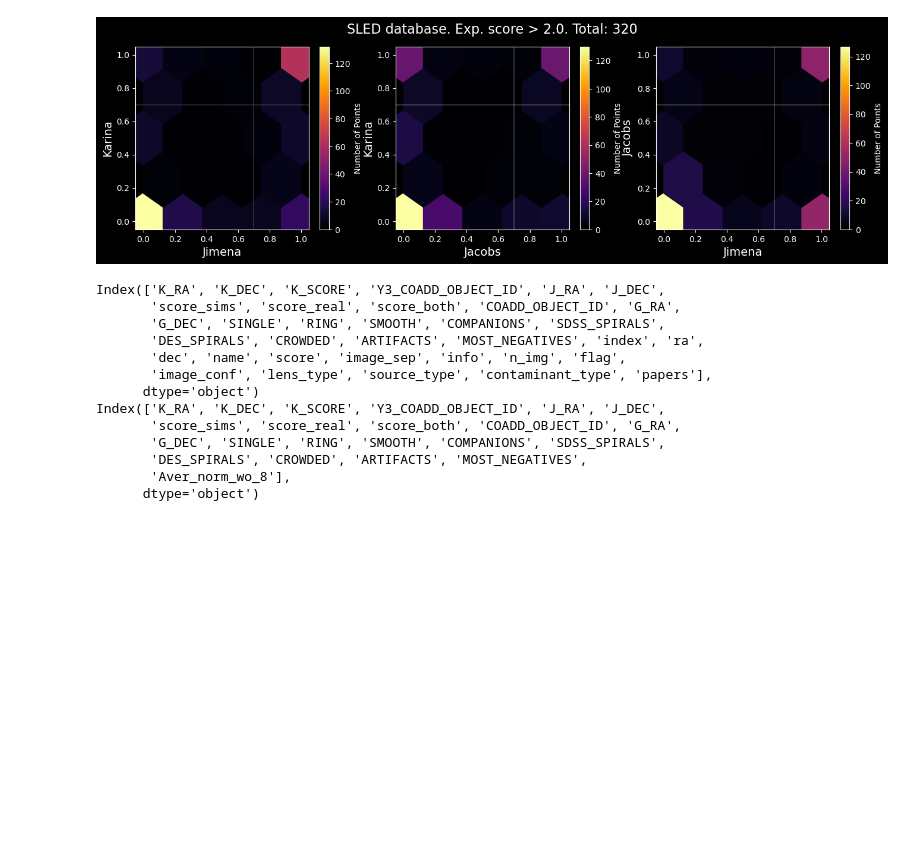
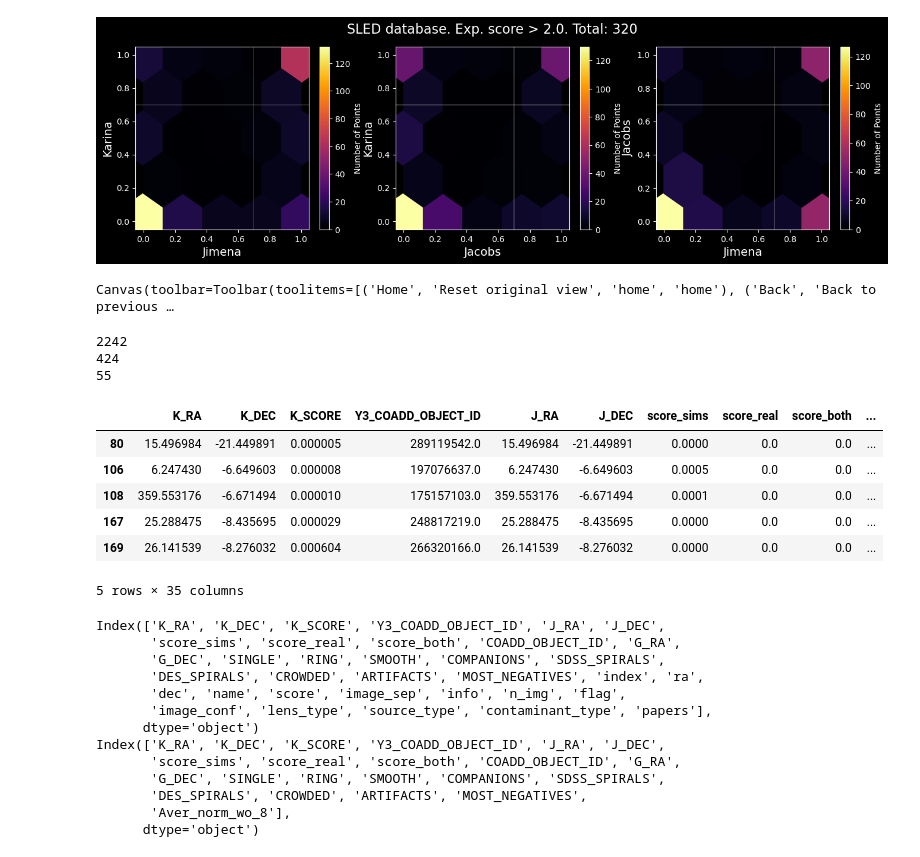
Before and after one commit to JimenaGonzalez/Citizen_science_project, a Jupyter notebook: Intersection/Basic_analysis.ipynb, the cells around one changed output. Cells and saved outputs as stored; diff of their text form; code cells hidden in the pictures; blank space fills up the shorter version.

```diff
--- a/Intersection/Basic_analysis.ipynb
+++ b/Intersection/Basic_analysis.ipynb
@@ -462,4 +462,54 @@ for i in range(len(dist_scores)):
 [figure]
 [figure]
 [figure]
+# %%
+from mpl_toolkits.mplot3d import Axes3D
+#%matplotlib inline
+%matplotlib widget
+
+# Calculate the size for the points
+size = (cand_sled['score'] + [0.5]*len(cand_sled))**5
+
+# Create a figure
+fig = plt.figure(figsize=(10, 7))
+
+# Add a 3D subplot
+ax = fig.add_subplot(111, projection='3d')
+
+# Scatter plot
+sc = ax.scatter(cand_sled['SINGLE'], cand_sled['K_SCORE'], cand_sled['score_sims'],
+                s=size.values, edgecolors='#00FFFF', facecolors='none', linewidth=0.3)
+
+# Set labels
+ax.set_xlabel('Jimena')
+ax.set_ylabel('Karina')
+ax.set_zlabel('Jacobs')
+ax.set_title('3D Scatter Plot of SLED\'s Candidates')
+
+# Show plot
+plt.show()
+# %% [output]
+Canvas(toolbar=Toolbar(toolitems=[('Home', 'Reset original view', 'home', 'home'), ('Back', 'Back to previous …
+# %%
+%matplotlib inline
+
+print(len(cand_sled))
+filtered_cand_sled = cand_sled[(cand_sled['K_SCORE'] < 0.01) & (cand_sled['SINGLE'] < 0.01) & (cand_sled['score_sims'] < 0.01)]
+print(len(filtered_cand_sled))
+filtered_cand_sled = filtered_cand_sled[filtered_cand_sled['score']>2]
+print(len(filtered_cand_sled))
+filtered_cand_sled = filtered_cand_sled.astype({'COADD_OBJECT_ID': int})
+filtered_cand_sled.to_csv('data/sled_low_probs.csv', index=False)
+filtered_cand_sled.head()
+# %% [output]
+2242
+424
+55
+|  | K_RA | K_DEC | K_SCORE | Y3_COADD_OBJECT_ID | J_RA | J_DEC | score_sims | score_real | score_both | ... |
+| 80 | 15.496984 | -21.449891 | 0.000005 | 289119542.0 | 15.496984 | -21.449891 | 0.0000 | 0.0 | 0.0 | ... |
+| 106 | 6.247430 | -6.649603 | 0.000008 | 197076637.0 | 6.247430 | -6.649603 | 0.0005 | 0.0 | 0.0 | ... |
+| 108 | 359.553176 | -6.671494 | 0.000010 | 175157103.0 | 359.553176 | -6.671494 | 0.0001 | 0.0 | 0.0 | ... |
+| 167 | 25.288475 | -8.435695 | 0.000029 | 248817219.0 | 25.288475 | -8.435695 | 0.0000 | 0.0 | 0.0 | ... |
+| 169 | 26.141539 | -8.276032 | 0.000604 | 266320166.0 | 26.141539 | -8.276032 | 0.0000 | 0.0 | 0.0 | ... |
+5 rows × 35 columns
 # %%
```
Also changed, not shown: parts of 4 cells of this notebook.
